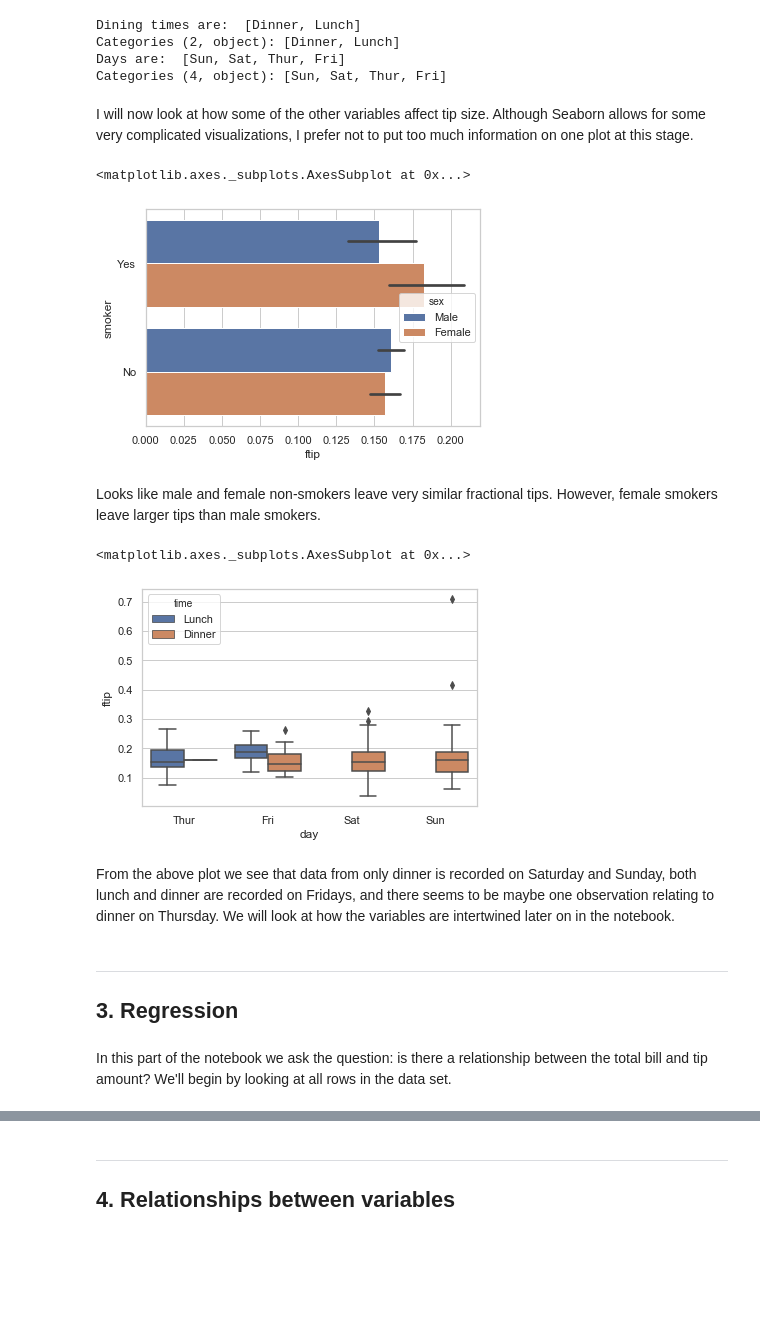
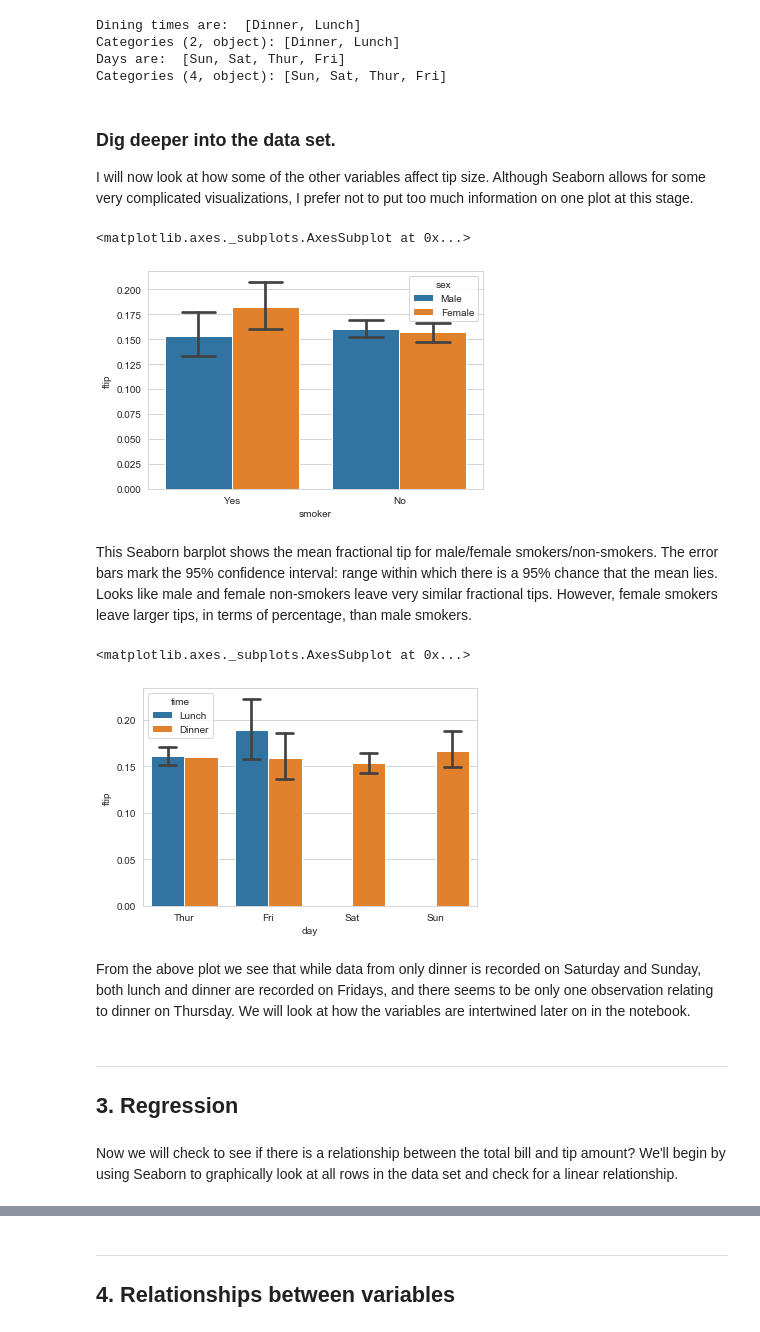
Before and after one commit to elizabethdaly/data-analysis-project, a Jupyter notebook: tips-data-analysis.ipynb, the cells around one changed output, grey strips where cells are left out. Saved outputs shown, nothing was run; the diff lists cells and outputs as text; code cells hidden in the pictures; blank space fills up the shorter version.

```diff
--- a/tips-data-analysis.ipynb
+++ b/tips-data-analysis.ipynb
@@ -149,28 +161,29 @@ Categories (2, object): [Dinner, Lunch]
 Days are:  [Sun, Sat, Thur, Fri]
 Categories (4, object): [Sun, Sat, Thur, Fri]
 # %% [markdown]
+### Dig deeper into the data set.
 I will now look at how some of the other variables affect tip size. Although Seaborn allows for some very complicated visualizations, I prefer not to put too much information on one plot at this stage.
 # %%
 # Plot the fractional tip for smokers/non-smokers and male/female.
-sns.barplot(x= 'ftip', y= 'smoker', hue='sex', data = df)
+sns.barplot(x= 'smoker', y= 'ftip', hue='sex', data = df, capsize=.2)
 # %% [output]
 <matplotlib.axes._subplots.AxesSubplot at 0x...>
-[figure, old version]
+[figure, new version]
 # %% [markdown]
-Looks like male and female non-smokers leave very similar fractional tips. However, female smokers leave larger tips than male smokers.
+This Seaborn barplot shows the mean fractional tip for male/female smokers/non-smokers. The error bars mark the 95% confidence interval: range within which there is a 95% chance that the mean lies. Looks like male and female non-smokers leave very similar fractional tips. However, female smokers leave larger tips, in terms of percentage, than male smokers.
 # %%
 # How does the time affect the fractional tip?
-sns.boxplot(x="day", y="ftip", hue="time", data=df)
+sns.barplot(x="day", y="ftip", hue="time", data=df, capsize=.2)
 # %% [output]
 <matplotlib.axes._subplots.AxesSubplot at 0x...>
-[figure, old version]
+[figure, new version]
 # %% [markdown]
-From the above plot we see that data from only dinner is recorded on Saturday and Sunday, both lunch and dinner are recorded on Fridays, and there seems to be maybe one observation relating to dinner on Thursday. We will look at how the variables are intertwined later on in the notebook.
+From the above plot we see that while data from only dinner is recorded on Saturday and Sunday, both lunch and dinner are recorded on Fridays, and there seems to be only one observation relating to dinner on Thursday. We will look at how the variables are intertwined later on in the notebook.
 # %% [markdown]
 ***
 ## 3. Regression
 # %% [markdown]
-In this part of the notebook we ask the question: is there a relationship between the total bill and tip amount? We'll begin by looking at all rows in the data set.
+Now we will check to see if there is a relationship between the total bill and tip amount? We'll begin by using Seaborn to graphically look at all rows in the data set and check for a linear relationship.
 # %%
 sns.regplot(x="total_bill", y="tip", data=df)
 # %% [output]
```
Also changed, not shown: parts of 24 cells of this notebook.
